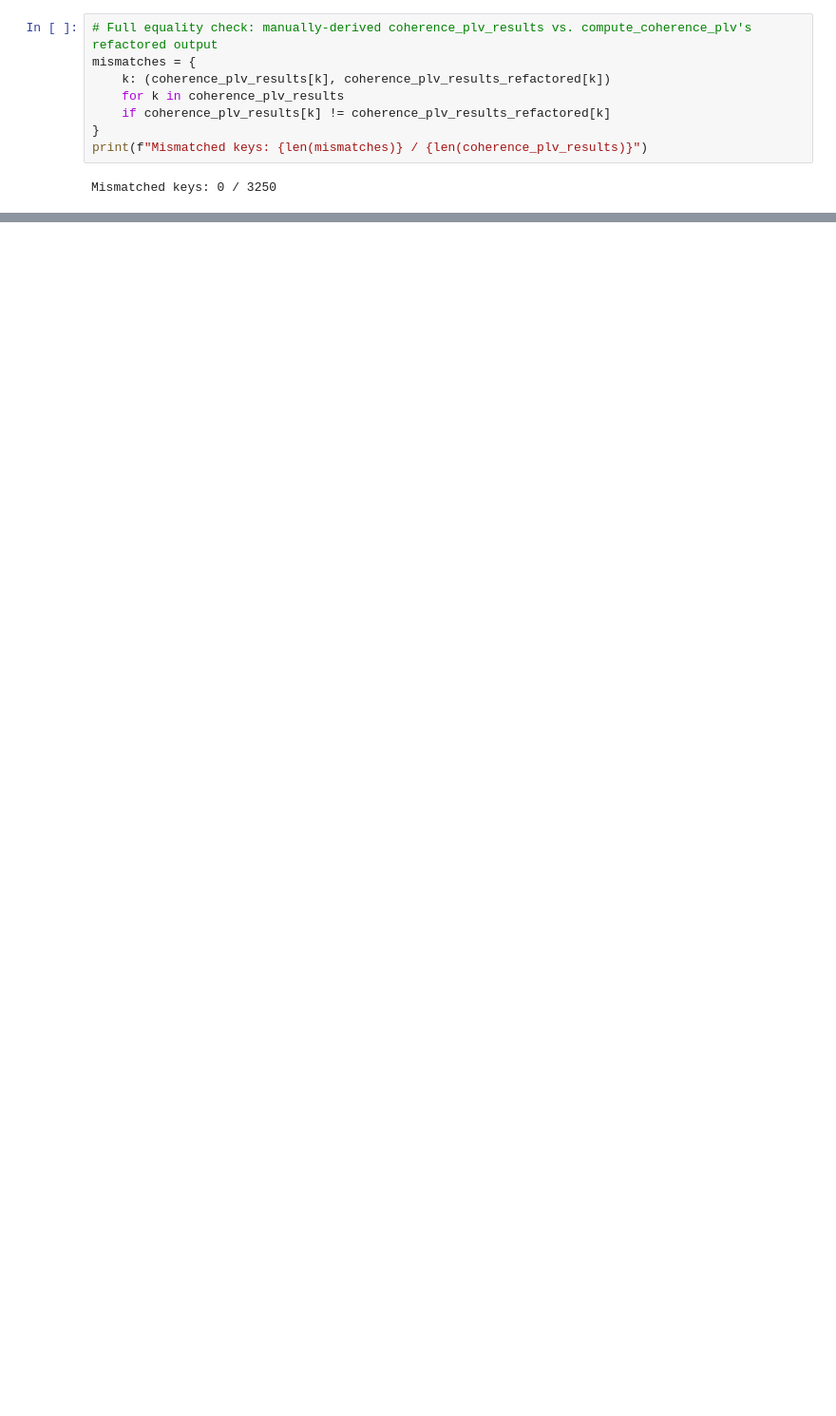
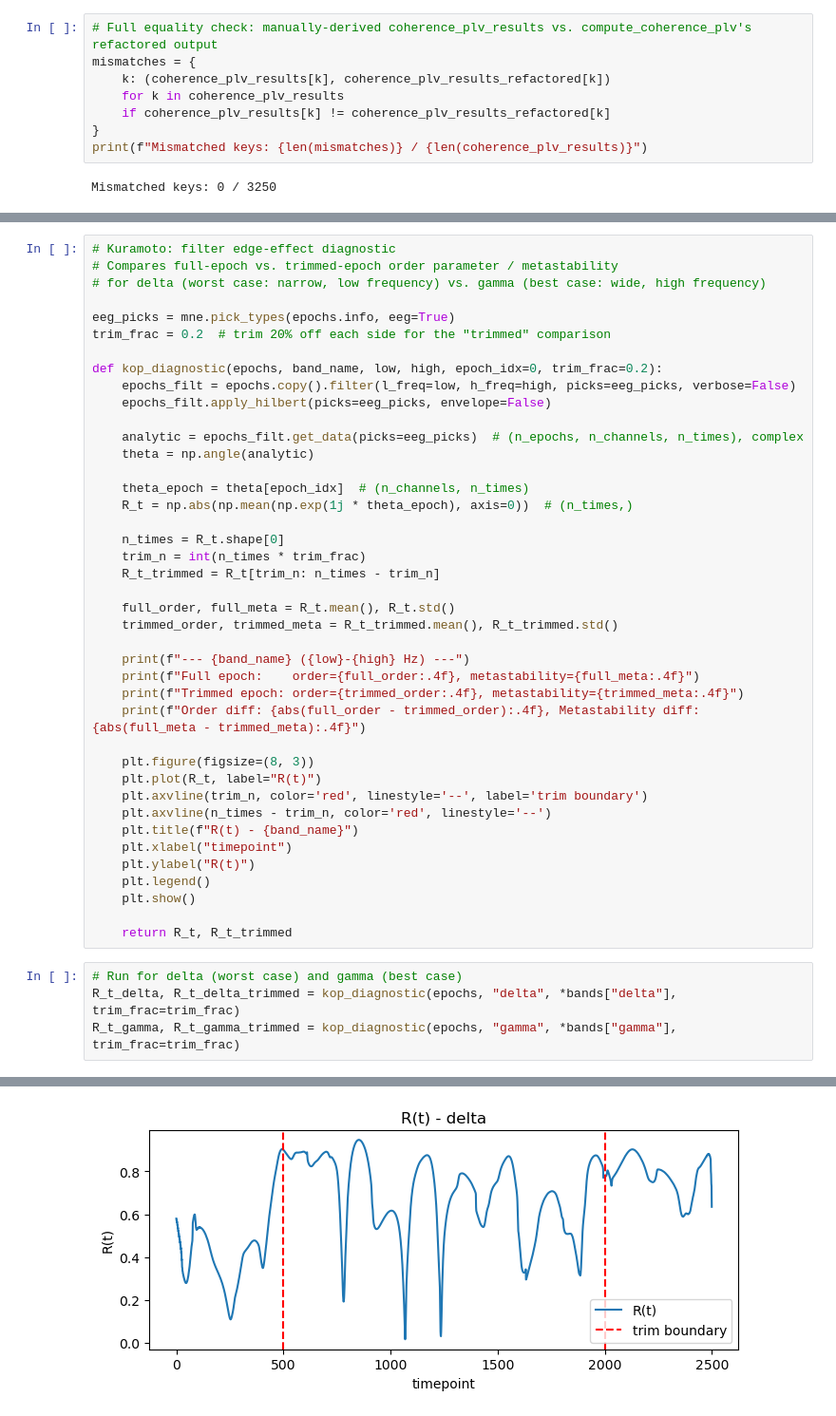
Before and after one commit to romy-weinstock/eeg-rtms-response-prediction, a Jupyter notebook: notebooks/06_feature_extraction_pilot.ipynb, the cells around one changed output, grey strips where cells are left out. Shown at 95% size. Cells and saved outputs as stored; diff of their text form; blank space fills up the shorter version.

```diff
--- a/notebooks/06_feature_extraction_pilot.ipynb
+++ b/notebooks/06_feature_extraction_pilot.ipynb
@@ -1153,0 +1144,46 @@ Coherence and PLV extraction validated on the pilot subject (sub-87999321, restE
+# %%
+# Kuramoto: filter edge-effect diagnostic
+# Compares full-epoch vs. trimmed-epoch order parameter / metastability
+# for delta (worst case: narrow, low frequency) vs. gamma (best case: wide, high frequency)
+
+eeg_picks = mne.pick_types(epochs.info, eeg=True)
+trim_frac = 0.2  # trim 20% off each side for the "trimmed" comparison
+
+def kop_diagnostic(epochs, band_name, low, high, epoch_idx=0, trim_frac=0.2):
+    epochs_filt = epochs.copy().filter(l_freq=low, h_freq=high, picks=eeg_picks, verbose=False)
+    epochs_filt.apply_hilbert(picks=eeg_picks, envelope=False)
+
+    analytic = epochs_filt.get_data(picks=eeg_picks)  # (n_epochs, n_channels, n_times), complex
+    theta = np.angle(analytic)
+
+    theta_epoch = theta[epoch_idx]  # (n_channels, n_times)
+    R_t = np.abs(np.mean(np.exp(1j * theta_epoch), axis=0))  # (n_times,)
+
+    n_times = R_t.shape[0]
+    trim_n = int(n_times * trim_frac)
+    R_t_trimmed = R_t[trim_n: n_times - trim_n]
+
+    full_order, full_meta = R_t.mean(), R_t.std()
+    trimmed_order, trimmed_meta = R_t_trimmed.mean(), R_t_trimmed.std()
+
+    print(f"--- {band_name} ({low}-{high} Hz) ---")
+    print(f"Full epoch:    order={full_order:.4f}, metastability={full_meta:.4f}")
+    print(f"Trimmed epoch: order={trimmed_order:.4f}, metastability={trimmed_meta:.4f}")
+    print(f"Order diff: {abs(full_order - trimmed_order):.4f}, Metastability diff: {abs(full_meta - trimmed_meta):.4f}")
+
+    plt.figure(figsize=(8, 3))
+    plt.plot(R_t, label="R(t)")
+    plt.axvline(trim_n, color='red', linestyle='--', label='trim boundary')
+    plt.axvline(n_times - trim_n, color='red', linestyle='--')
+    plt.title(f"R(t) - {band_name}")
+    plt.xlabel("timepoint")
+    plt.ylabel("R(t)")
+    plt.legend()
+    plt.show()
+
+    return R_t, R_t_trimmed
+# %%
+# Run for delta (worst case) and gamma (best case)
+R_t_delta, R_t_delta_trimmed = kop_diagnostic(epochs, "delta", *bands["delta"], trim_frac=trim_frac)
+R_t_gamma, R_t_gamma_trimmed = kop_diagnostic(epochs, "gamma", *bands["gamma"], trim_frac=trim_frac)
+# %% [output]
@@ -1153,0 +1194 @@ Coherence and PLV extraction validated on the pilot subject (sub-87999321, restE
+[figure, added]
```
Also changed, not shown: parts of 25 cells of this notebook, 4 other files.
